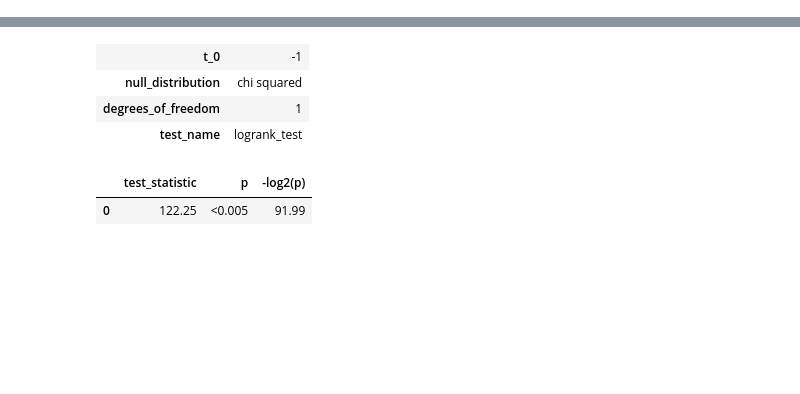
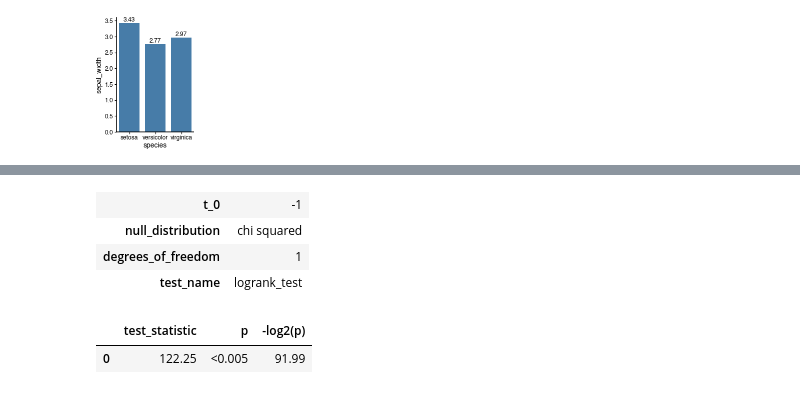
Before and after one commit to faridrashidi/cnsplots, a Jupyter notebook: notebooks/matplotlib.ipynb, the cells around one changed output, grey strips where cells are left out. Saved outputs shown, nothing was run; the diff lists cells and outputs as text; code cells hidden in the pictures; blank space fills up the shorter version.

```diff
--- a/notebooks/matplotlib.ipynb
+++ b/notebooks/matplotlib.ipynb
@@ -14 +13,19 @@ Text(0, 0.5, 'ylabel')
 [figure]
+# %%
+cns.figure(150, 100)
+g = sns.barplot(data=df, x="species", y="sepal_width", color=cns.colors[0], **cns.sns_barplot())
+
+groupedvalues = df.groupby("species").mean().reset_index()
+for _, row in groupedvalues.iterrows():
+    g.text(
+        row.name,
+        row["sepal_width"] + 0.05,
+        round(row["sepal_width"], 2),
+        color="black",
+        ha="center",
+        rotation=0,
+        size=6,
+    )
+# plt.savefig('../../../Desktop/salam.pdf')
+# %% [output]
+[figure, added]
```
Also changed, not shown: parts of 8 cells of this notebook, 4 other files.
